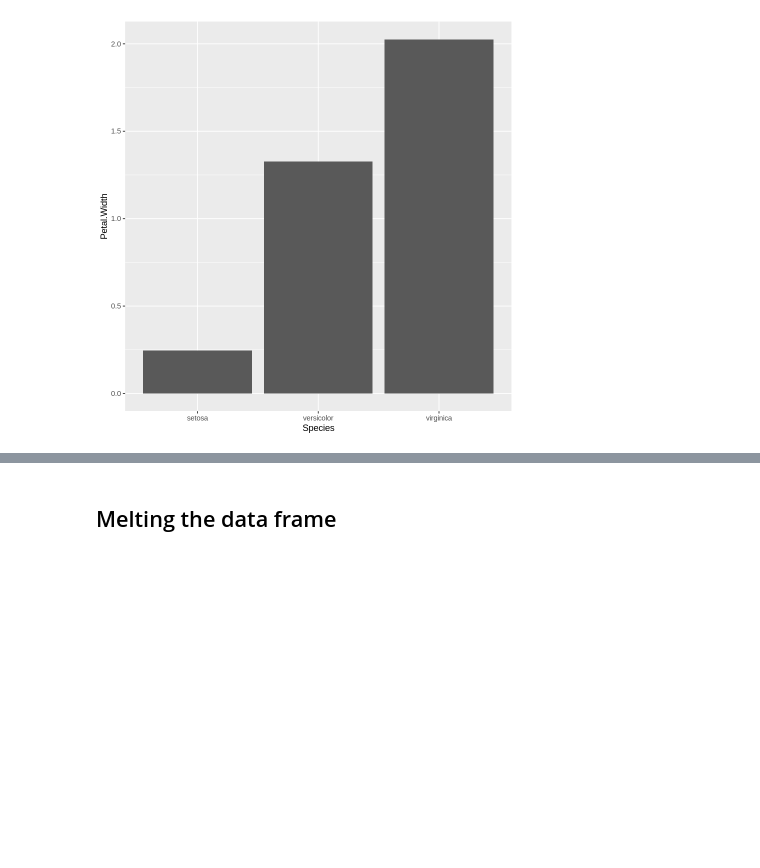
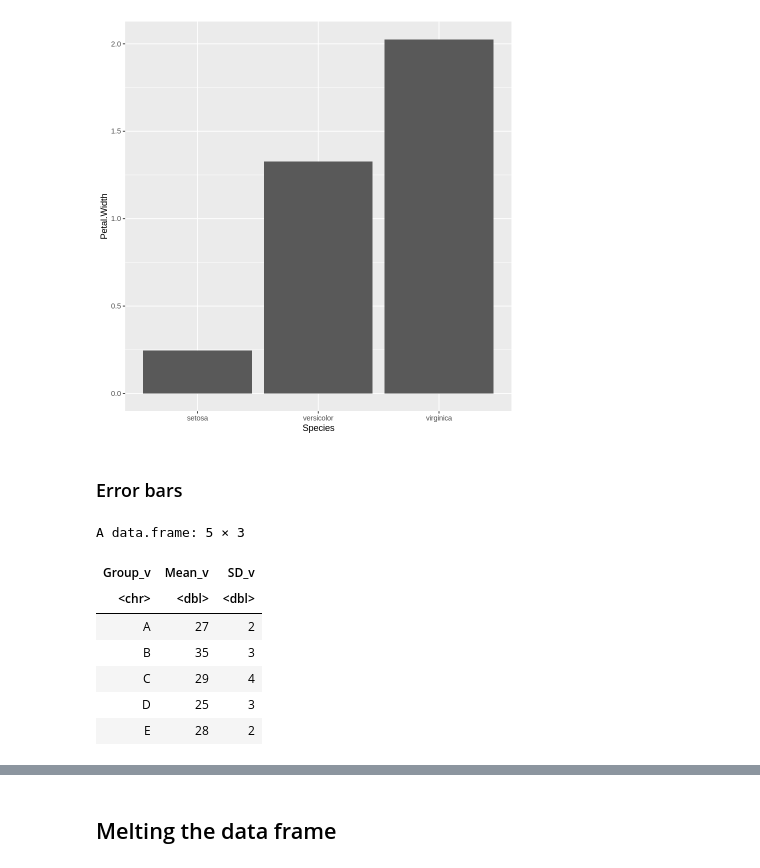
Before and after one commit to kamclar/statisticka_analyza_dat_cviceni, a Jupyter notebook: Lesson_05.ipynb, the cells around one changed output, grey strips where cells are left out. Saved outputs shown, nothing was run; the diff lists cells and outputs as text; code cells hidden in the pictures; blank space fills up the shorter version.

```diff
--- a/Lesson_05.ipynb
+++ b/Lesson_05.ipynb
@@ -134,2 +129,19 @@ ggplot(iris, aes(x=Species, y=Petal.Width)) +
 # %% [output]
 [figure]
+# %% [markdown]
+### Error bars
+# %%
+Group_v <- c('A', 'B', 'C', 'D', 'E')
+Mean_v <- c(27, 35, 29, 25, 28)
+SD_v <- c(2, 3, 4, 3, 2)
+dummy_df <- data.frame(Group_v, Mean_v, SD_v)
+dummy_df
+# %% [output]
+A data.frame: 5 × 3
+| Group_v | Mean_v | SD_v |
+| <chr> | <dbl> | <dbl> |
+| A | 27 | 2 |
+| B | 35 | 3 |
+| C | 29 | 4 |
+| D | 25 | 3 |
+| E | 28 | 2 |
```
Also changed, not shown: parts of 4 cells of this notebook.
